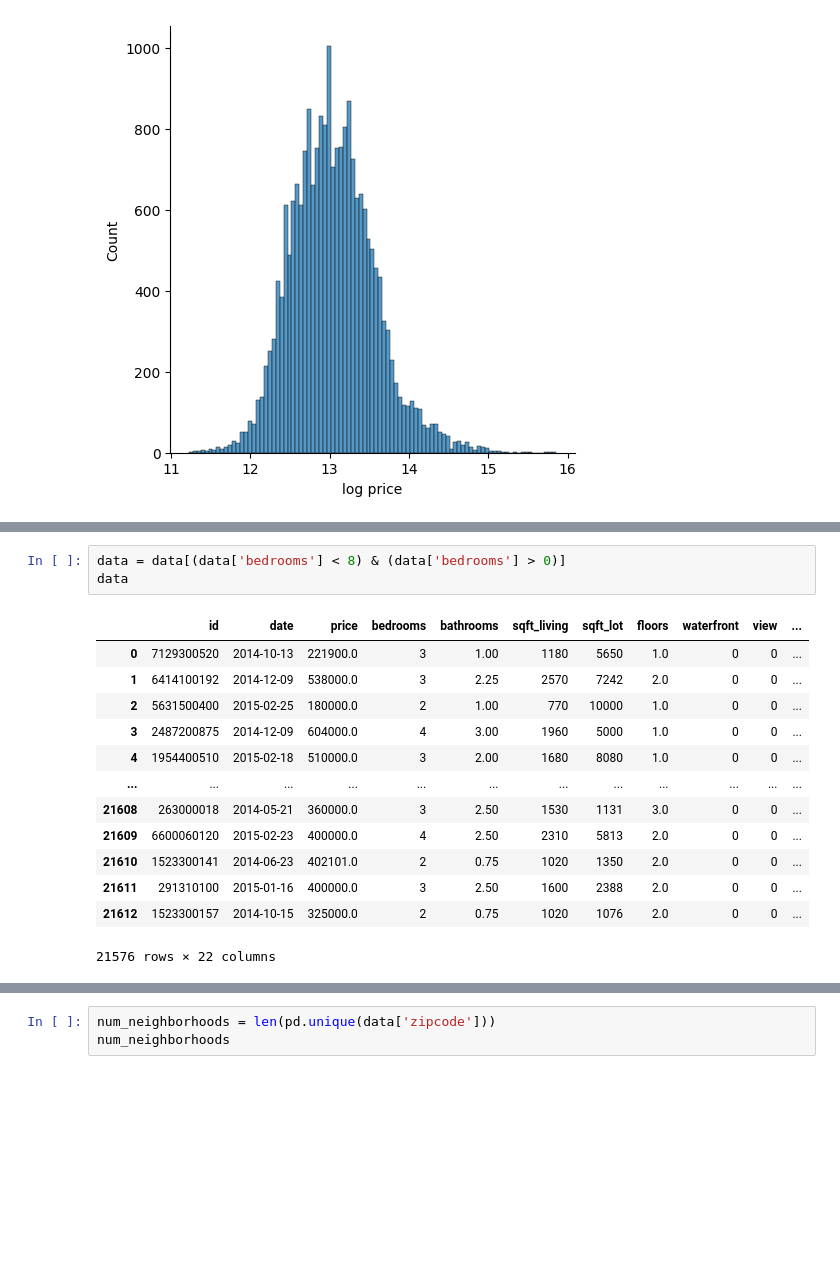
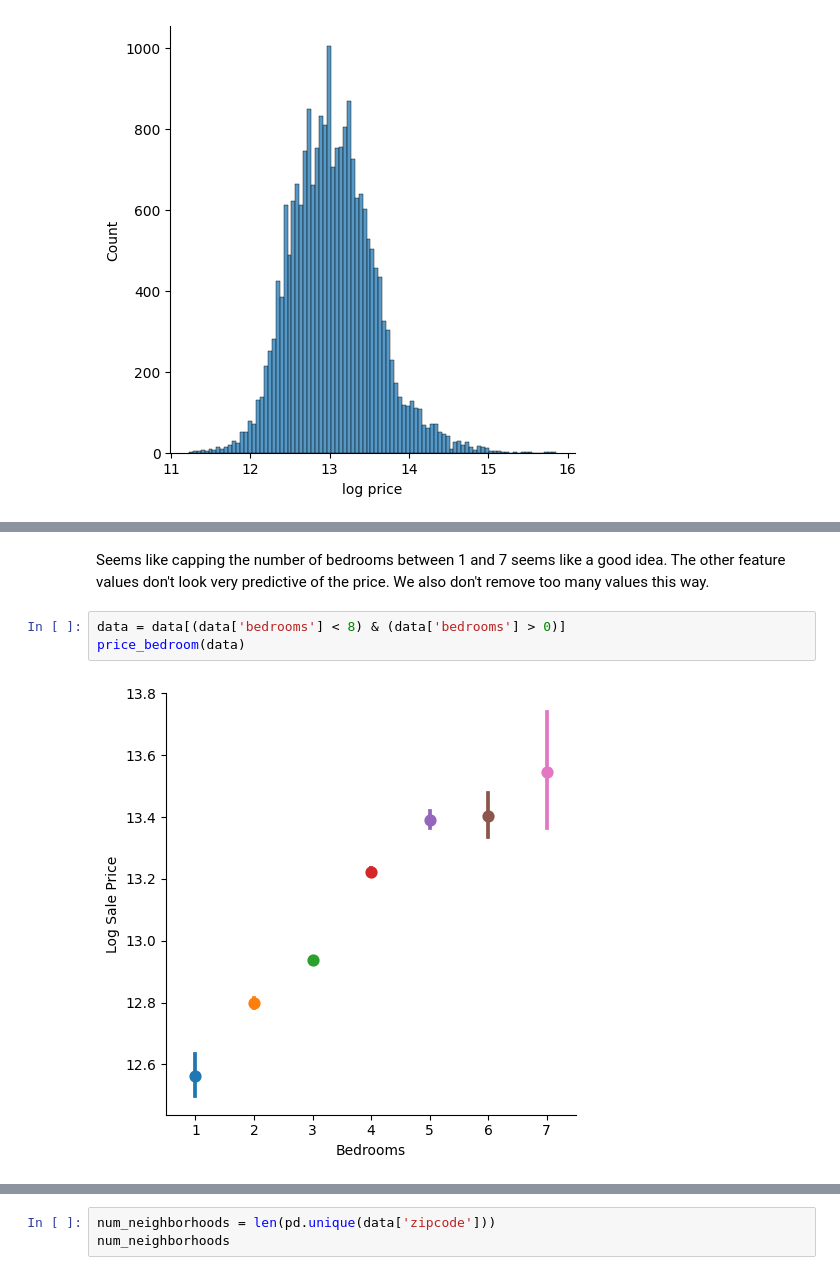
Before and after one commit to Sanketb2312/Info251-final-project, a Jupyter notebook: houseprediction.ipynb, the cells around one changed output, grey strips where cells are left out. Drawn from its saved outputs; the diff is of its cells as text; blank space fills up the shorter version.

```diff
--- a/houseprediction.ipynb
+++ b/houseprediction.ipynb
@@ -132,17 +150,7 @@ n_houses_by_bedrooms
+# %% [markdown]
+Seems like capping the number of bedrooms between 1 and 7 seems like a good idea. The other feature values don't look very predictive of the price. We also don't remove too many values this way.
 # %%
 data = data[(data['bedrooms'] < 8) & (data['bedrooms'] > 0)]
-data
+price_bedroom(data)
 # %% [output]
-|  | id | date | price | bedrooms | bathrooms | sqft_living | sqft_lot | floors | waterfront | view | ... |
-| 0 | 7129300520 | 2014-10-13 | 221900.0 | 3 | 1.00 | 1180 | 5650 | 1.0 | 0 | 0 | ... |
-| 1 | 6414100192 | 2014-12-09 | 538000.0 | 3 | 2.25 | 2570 | 7242 | 2.0 | 0 | 0 | ... |
-| 2 | 5631500400 | 2015-02-25 | 180000.0 | 2 | 1.00 | 770 | 10000 | 1.0 | 0 | 0 | ... |
-| 3 | 2487200875 | 2014-12-09 | 604000.0 | 4 | 3.00 | 1960 | 5000 | 1.0 | 0 | 0 | ... |
-| 4 | 1954400510 | 2015-02-18 | 510000.0 | 3 | 2.00 | 1680 | 8080 | 1.0 | 0 | 0 | ... |
-| ... | ... | ... | ... | ... | ... | ... | ... | ... | ... | ... | ... |
-| 21608 | 263000018 | 2014-05-21 | 360000.0 | 3 | 2.50 | 1530 | 1131 | 3.0 | 0 | 0 | ... |
-| 21609 | 6600060120 | 2015-02-23 | 400000.0 | 4 | 2.50 | 2310 | 5813 | 2.0 | 0 | 0 | ... |
-| 21610 | 1523300141 | 2014-06-23 | 402101.0 | 2 | 0.75 | 1020 | 1350 | 2.0 | 0 | 0 | ... |
-| 21611 | 291310100 | 2015-01-16 | 400000.0 | 3 | 2.50 | 1600 | 2388 | 2.0 | 0 | 0 | ... |
-| 21612 | 1523300157 | 2014-10-15 | 325000.0 | 2 | 0.75 | 1020 | 1076 | 2.0 | 0 | 0 | ... |
-21576 rows × 22 columns
+[figure, added]
```
Also changed, not shown: parts of 11 cells of this notebook.
